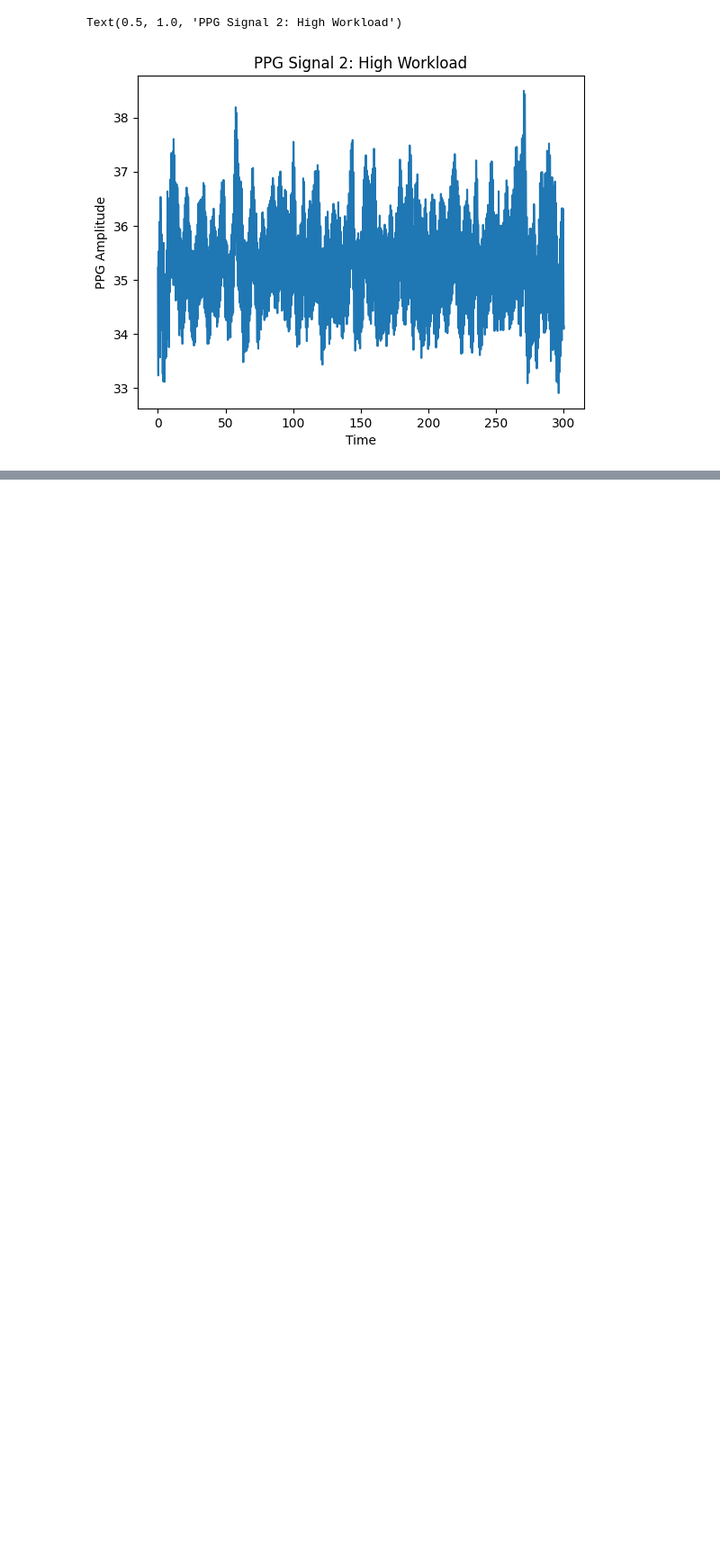
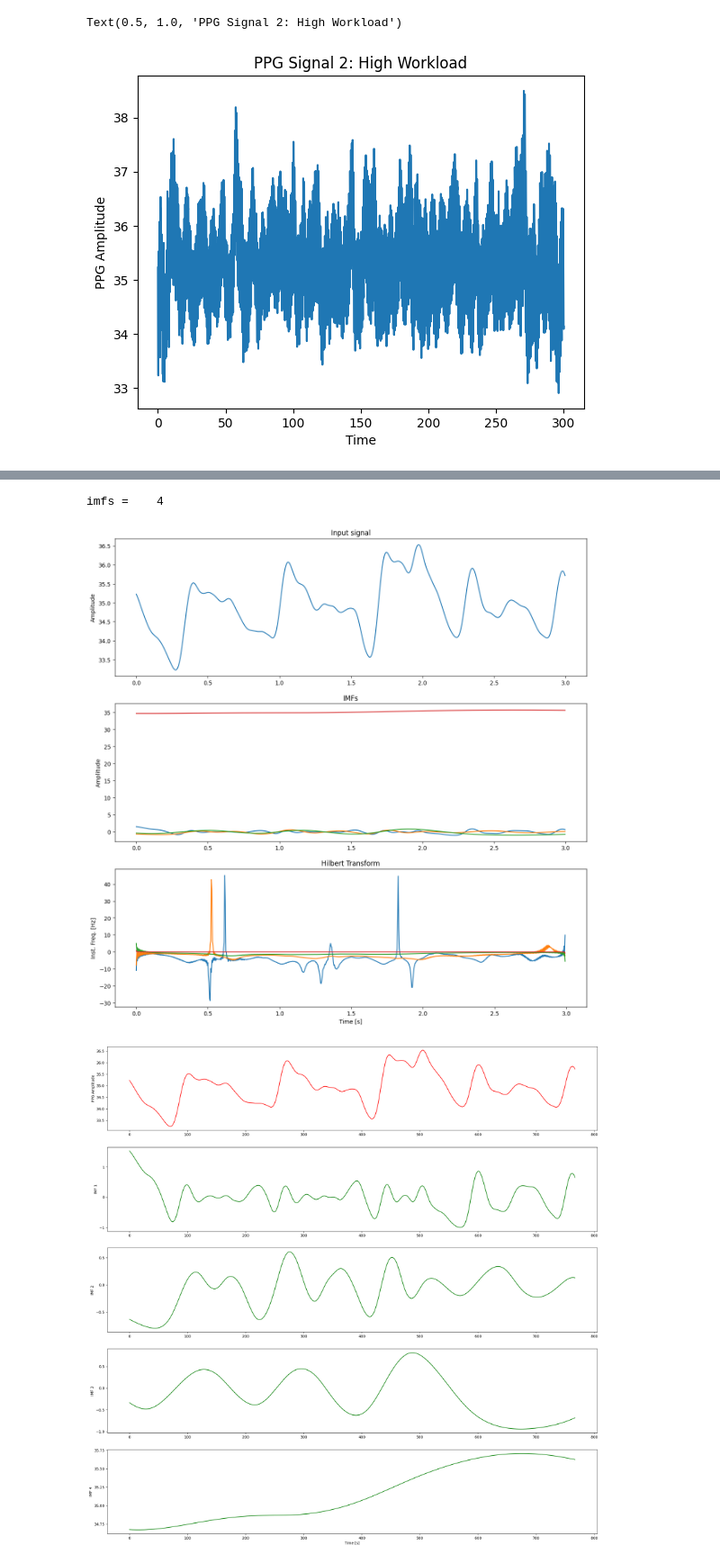
Before and after one commit to AnshGoyal1123/FLOW, a Jupyter notebook: PreprocessingTesting_Test1.ipynb, the cells around one changed output, grey strips where cells are left out. Shown at 90% size. Drawn from its saved outputs; the diff is of its cells as text; code cells hidden in the pictures; blank space fills up the shorter version.

```diff
--- a/PreprocessingTesting_Test1.ipynb
+++ b/PreprocessingTesting_Test1.ipynb
@@ -75,0 +137,61 @@ Text(0.5, 1.0, 'PPG Signal 2: High Workload')
+# %%
+#Repeating the above steps for the high workload dataset
+column_1_high = data_file_high['Trial 3:3back'].iloc[0:768]
+signal_2 = column_1_high.values
+time_series = np.arange(len(column_1_high))/sampling_rate
+
+#Computing Intrinsic Mode Functions using EMD
+config = {'spline_kind':'cubic', 'MAX_ITERATION':100}
+emd = EMD(**config)
+imfs = emd(signal_2, max_imf=7)
+print('imfs = ' + f'{imfs.shape[0]:4d}')
+dt = time_series[0] - time_series[1]
+
+instant_phases = instant_phase(imfs)
+instant_freqs = np.diff(instant_phases)/(2*np.pi*dt)
+
+#Create a 3 panel figure showing the input signal, all IMFs, and instantaneous frequencies
+fig, axes = plt.subplots(3, figsize = (15,15))
+
+#Input Signal
+ax = axes[0]
+ax.plot(time_series, signal_2)
+ax.set_ylabel("Amplitude")
+ax.set_title("Input signal")
+
+#All IMFs
+ax = axes[1]
+for num, imf in enumerate(imfs):
+    ax.plot(time_series, imf, label='IMF %s' %(num + 1))
+ax.set_ylabel("Amplitude")
+ax.set_title("IMFs")
+
+#All instantaneous frequencies
+ax = axes[2]
+for num, instant_freq in enumerate (instant_freqs):
+    ax.plot(time_series[:-1], instant_freq, label = 'Freq %s' %(num + 1))
+ax.set_xlabel("Time [s]")
+ax.set_ylabel("Inst. Freq. [Hz]")
+ax.set_title("Hilbert Transform")
+
+plt.show()
+
+# Plotting all the IMFs alongside the input signal
+nIMFs = imfs.shape[0]
+plt.figure(figsize=(24,24))
+plt.subplot(nIMFs+1, 1, 1)
+plt.plot(signal_2, 'r')
+plt.ylabel('PPG Amplitude')
+
+for n in range(nIMFs):
+    plt.subplot(nIMFs+1, 1, n+2)
+    plt.plot(imfs[n], 'g')
+    plt.ylabel("IMF %i" %(n+1))
+    plt.locator_params(axis='y', nbins=5)
+
+plt.xlabel("Time [s]")
+plt.show()
+# %% [output]
+imfs =    4
+[figure, added]
+[figure, added]
```
Also changed, not shown: parts of 5 cells of this notebook.
